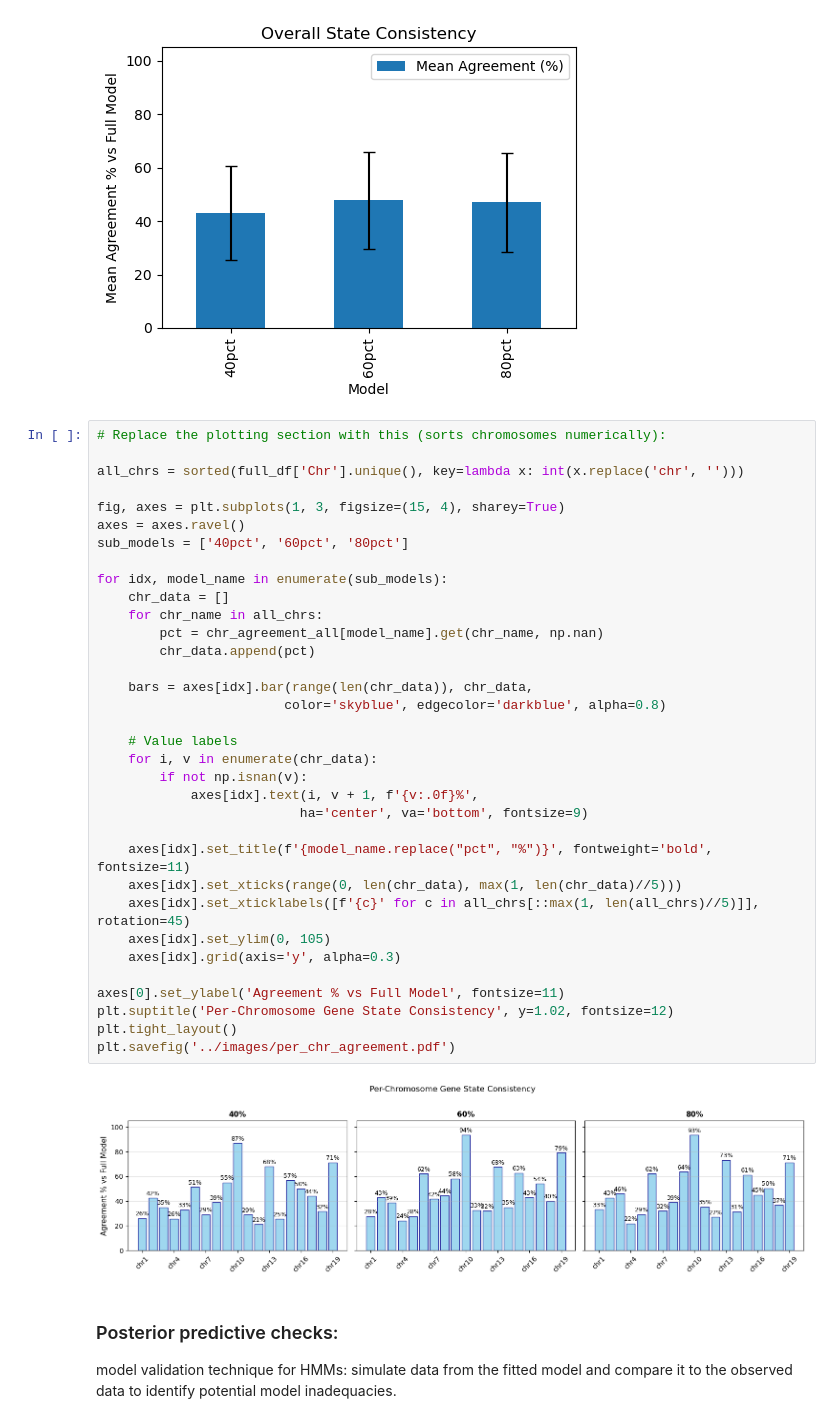
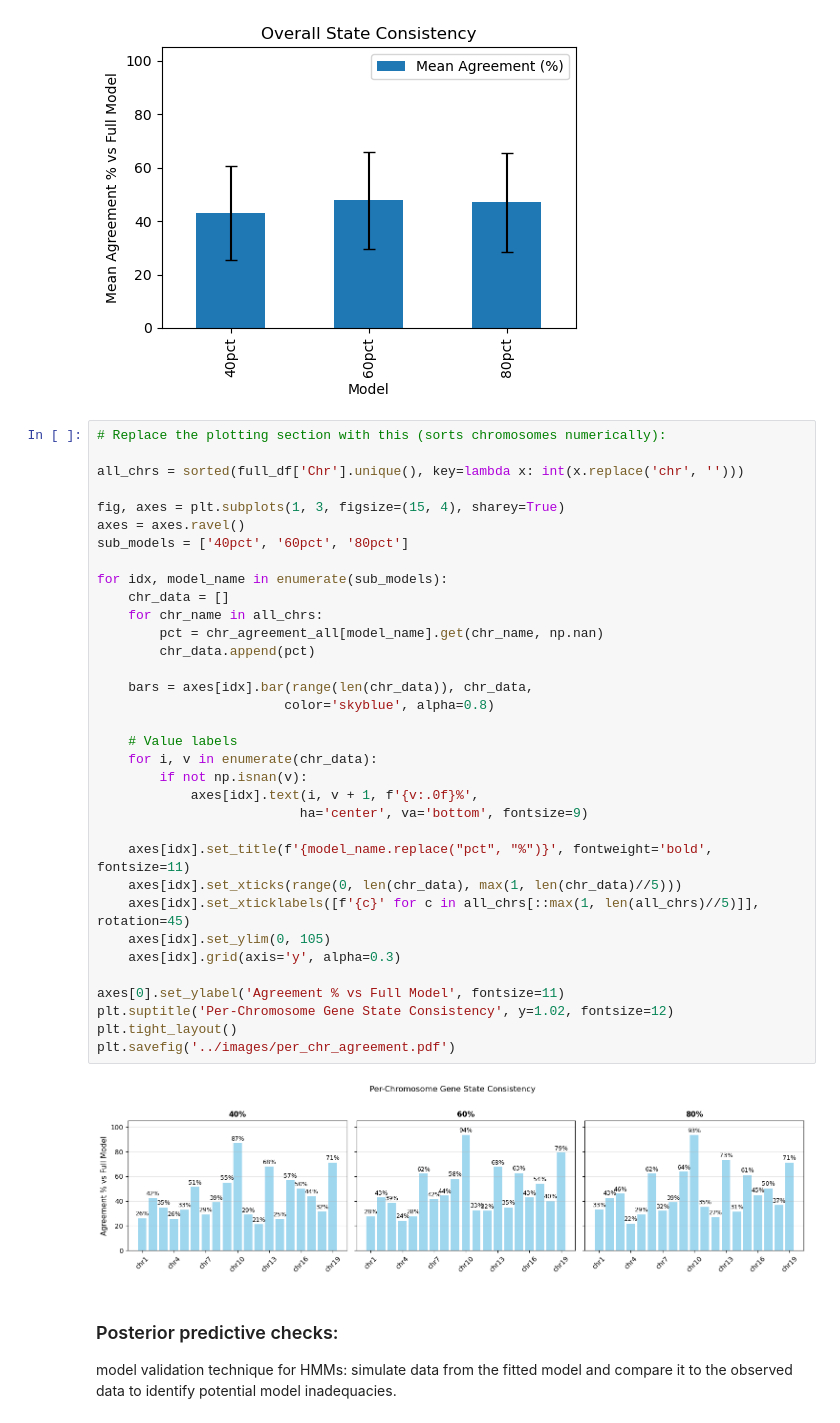
Before and after one commit to RosariaTornisiello/Genotype_HMM, a Jupyter notebook: vignette/model_evaluation.ipynb, the cells around one changed output. Saved outputs shown, nothing was run; the diff lists cells and outputs as text.

```diff
--- a/vignette/model_evaluation.ipynb
+++ b/vignette/model_evaluation.ipynb
@@ -706,35 +706,35 @@ all_chrs = sorted(full_df['Chr'].unique(), key=lambda x: int(x.replace('chr', ''
 
 fig, axes = plt.subplots(1, 3, figsize=(15, 4), sharey=True)
 axes = axes.ravel()
 sub_models = ['40pct', '60pct', '80pct']
 
 for idx, model_name in enumerate(sub_models):
     chr_data = []
     for chr_name in all_chrs:
         pct = chr_agreement_all[model_name].get(chr_name, np.nan)
         chr_data.append(pct)
 
     bars = axes[idx].bar(range(len(chr_data)), chr_data,
-                        color='skyblue', edgecolor='darkblue', alpha=0.8)
+                        color='skyblue', alpha=0.8)
 
     # Value labels
     for i, v in enumerate(chr_data):
         if not np.isnan(v):
             axes[idx].text(i, v + 1, f'{v:.0f}%',
                           ha='center', va='bottom', fontsize=9)
 
     axes[idx].set_title(f'{model_name.replace("pct", "%")}', fontweight='bold', fontsize=11)
     axes[idx].set_xticks(range(0, len(chr_data), max(1, len(chr_data)//5)))
     axes[idx].set_xticklabels([f'{c}' for c in all_chrs[::max(1, len(all_chrs)//5)]], rotation=45)
     axes[idx].set_ylim(0, 105)
     axes[idx].grid(axis='y', alpha=0.3)
 
 axes[0].set_ylabel('Agreement % vs Full Model', fontsize=11)
 plt.suptitle('Per-Chromosome Gene State Consistency', y=1.02, fontsize=12)
 plt.tight_layout()
 plt.savefig('../images/per_chr_agreement.pdf')
 # %% [output]
-[figure, old version]
+[figure, new version]
 # %% [markdown]
 ### Posterior predictive checks:
 model validation technique for HMMs: simulate data from the fitted model and compare it to the observed data to identify potential model inadequacies.
```
